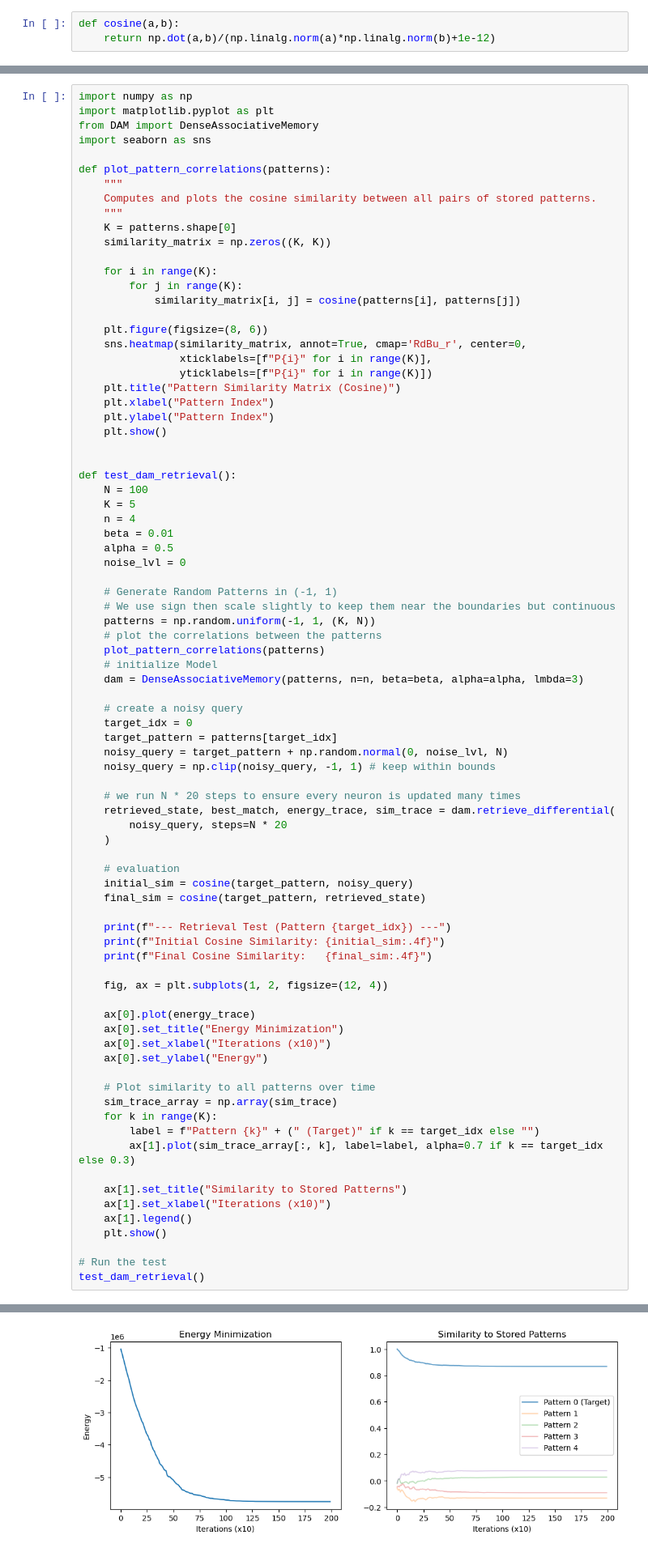
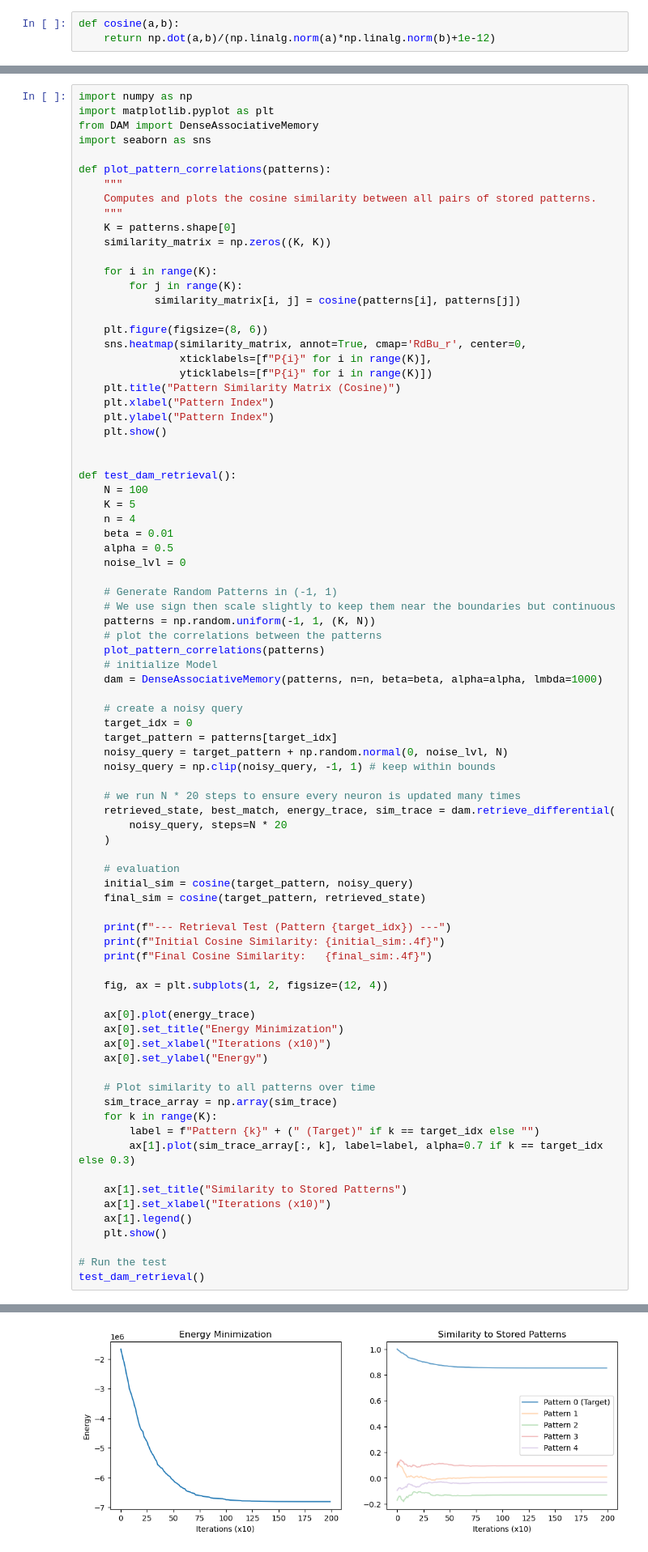
Before and after one commit to AhmedAlSunbati712/memgrid, a Jupyter notebook: DenseAM.ipynb, the cells around one changed output, grey strips where cells are left out. Shown at 81% size. Saved outputs shown, nothing was run; the diff lists cells and outputs as text.

```diff
--- a/DenseAM.ipynb
+++ b/DenseAM.ipynb
@@ -57,7 +58,7 @@ def test_dam_retrieval():
     # plot the correlations between the patterns
     plot_pattern_correlations(patterns)
     # initialize Model
-    dam = DenseAssociativeMemory(patterns, n=n, beta=beta, alpha=alpha, lmbda=3)
+    dam = DenseAssociativeMemory(patterns, n=n, beta=beta, alpha=alpha, lmbda=1000)
 
     # create a noisy query
     target_idx = 0
@@ -106,4 +121,4 @@ Final Cosine Similarity:   0.8681
-[figure, old version]
+[figure, new version]
 # %%
 import numpy as np
 import matplotlib.pyplot as plt
```
Also changed, not shown: parts of 2 cells of this notebook.
